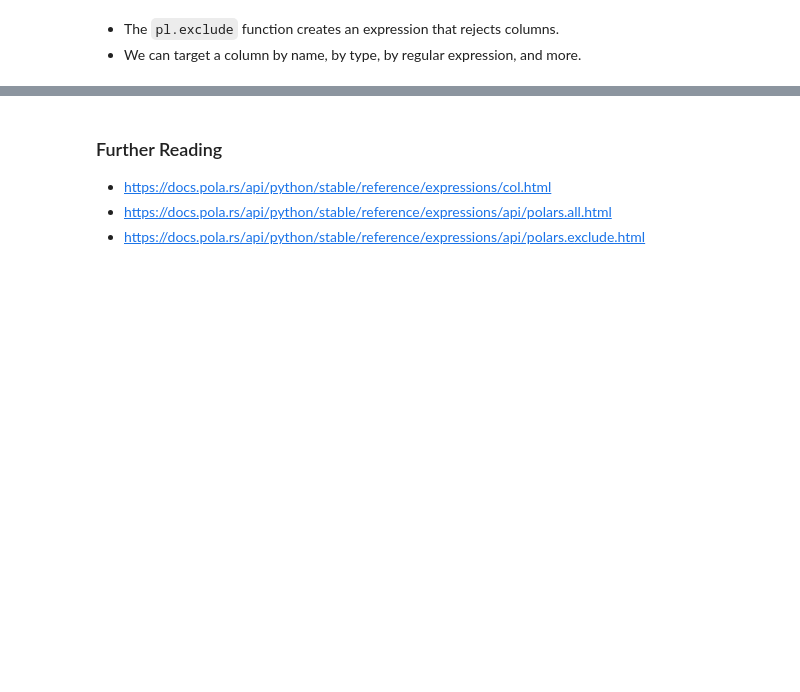
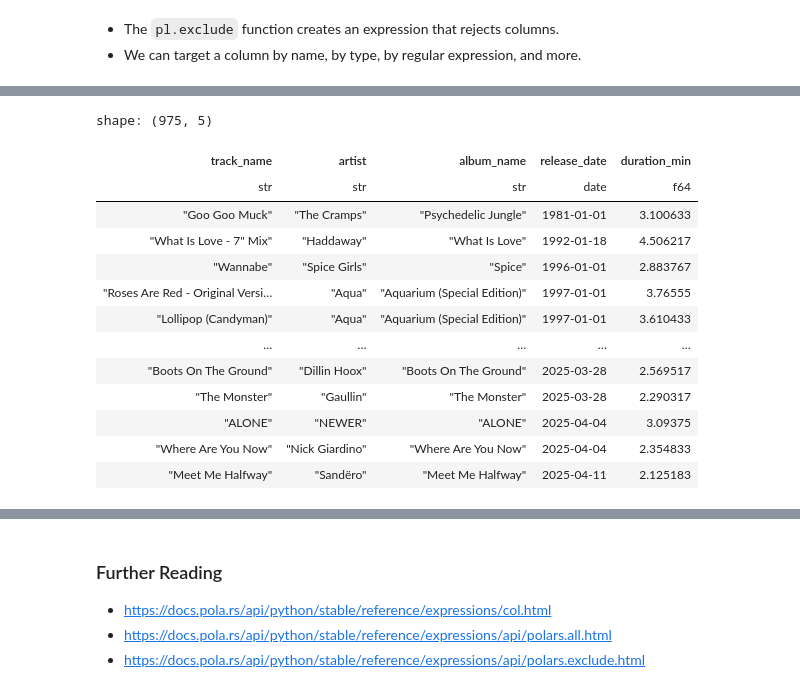
Before and after one commit to yaowenqiang/Data-Analysis-with-Polars-and-Python, a Jupyter notebook: incomplete/15 - Selectors.ipynb, the cells around one changed output, grey strips where cells are left out. Drawn from its saved outputs; the diff is of its cells as text; code cells hidden in the pictures; blank space fills up the shorter version.

Commit message:
add selector notes

```diff
--- a/incomplete/15 - Selectors.ipynb
+++ b/incomplete/15 - Selectors.ipynb
@@ -6,3 +9,6 @@
 # %% [markdown]
 ## Introducing the Dataset
 - The `spotify` dataset is a collection of popular tracks on the music streaming service Spotify.
+# %%
+music = pl.read_csv("spotify_top_1000_tracks.csv", try_parse_dates=True)
+music.head()
@@ -24,0 +127,17 @@
+# %%
+music.select(pl.exclude(pl.Int64))
+# %% [output]
+shape: (975, 5)
+| track_name | artist | album_name | release_date | duration_min |
+| str | str | str | date | f64 |
+| "Goo Goo Muck" | "The Cramps" | "Psychedelic Jungle" | 1981-01-01 | 3.100633 |
+| "What Is Love - 7" Mix" | "Haddaway" | "What Is Love" | 1992-01-18 | 4.506217 |
+| "Wannabe" | "Spice Girls" | "Spice" | 1996-01-01 | 2.883767 |
+| "Roses Are Red - Original Versi… | "Aqua" | "Aquarium (Special Edition)" | 1997-01-01 | 3.76555 |
+| "Lollipop (Candyman)" | "Aqua" | "Aquarium (Special Edition)" | 1997-01-01 | 3.610433 |
+| … | … | … | … | … |
+| "Boots On The Ground" | "Dillin Hoox" | "Boots On The Ground" | 2025-03-28 | 2.569517 |
+| "The Monster" | "Gaullin" | "The Monster" | 2025-03-28 | 2.290317 |
+| "ALONE" | "NEWER" | "ALONE" | 2025-04-04 | 3.09375 |
+| "Where Are You Now" | "Nick Giardino" | "Where Are You Now" | 2025-04-04 | 2.354833 |
+| "Meet Me Halfway" | "Sandëro" | "Meet Me Halfway" | 2025-04-11 | 2.125183 |
```
Also changed, not shown: parts of 34 cells of this notebook.
